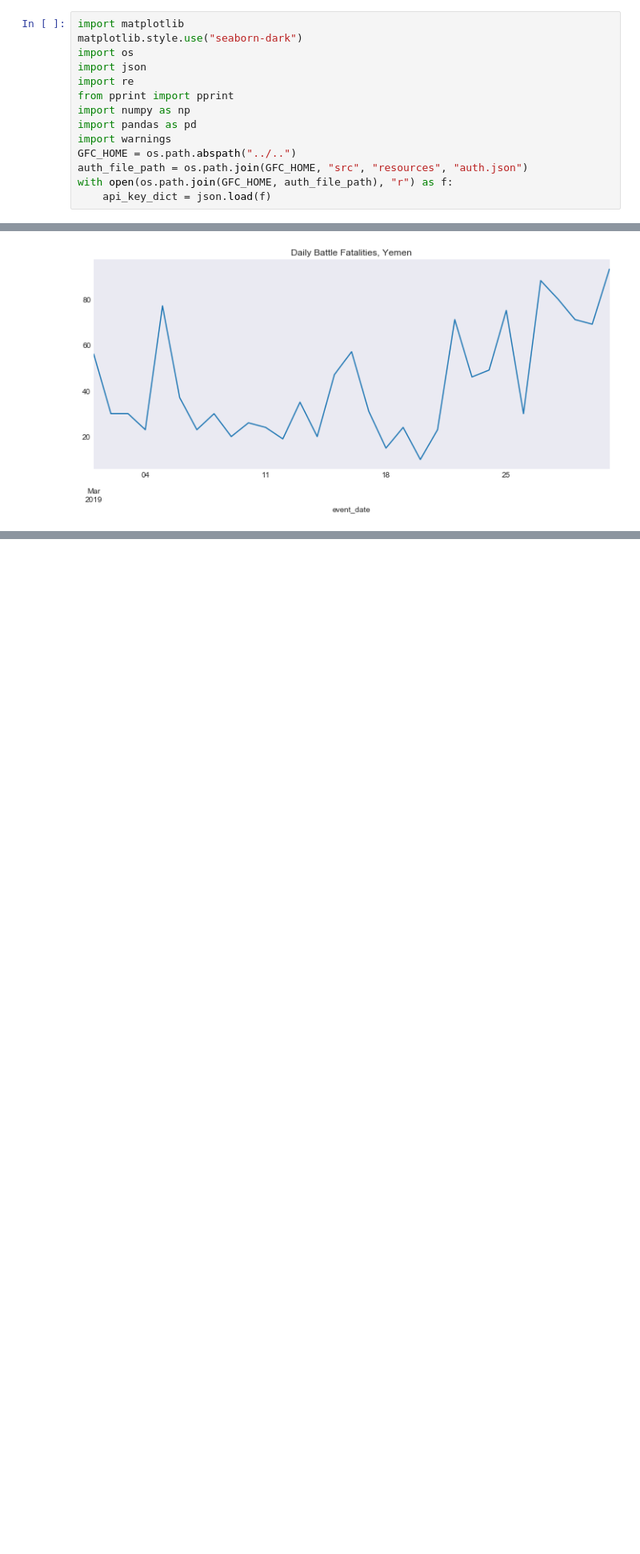
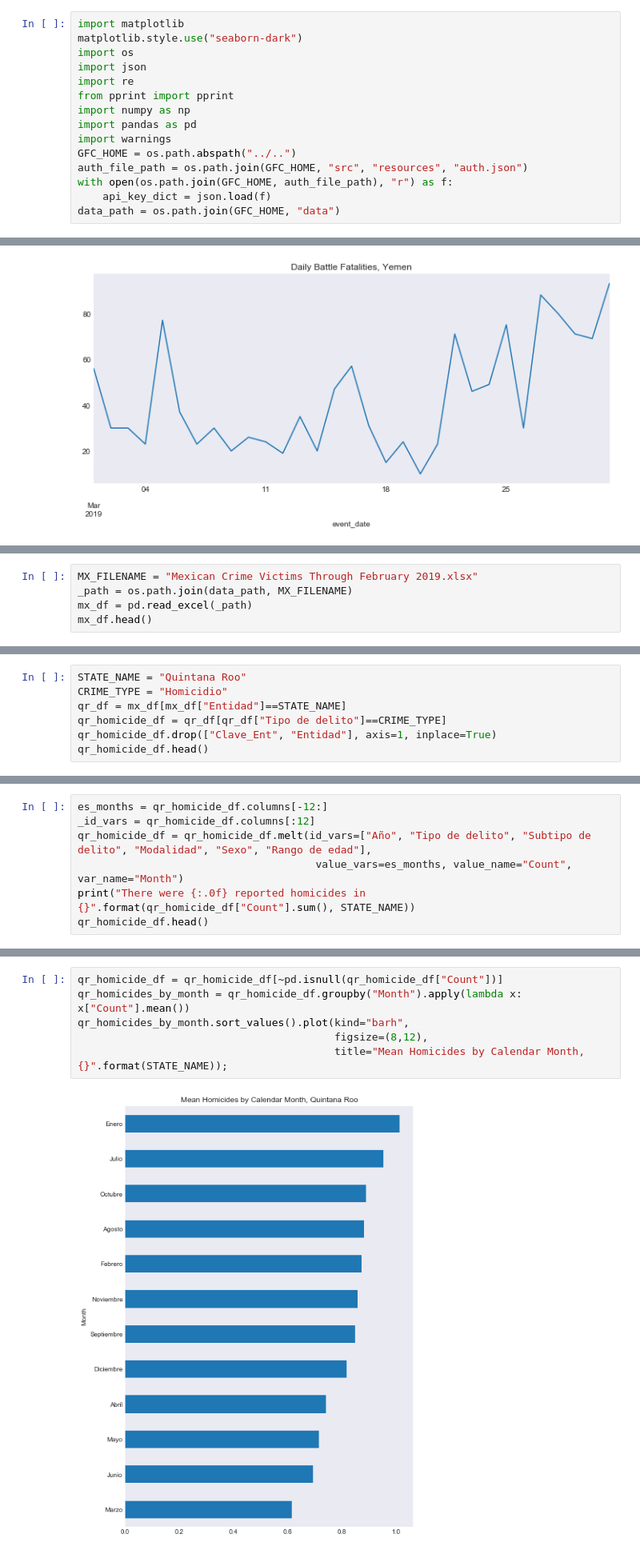
Before and after one commit to gfchallenge/gfc, a Jupyter notebook: src/notebooks/External Data Source Examples.ipynb, the cells around one changed output, grey strips where cells are left out. Shown at 80% size. Saved outputs shown, nothing was run; the diff lists cells and outputs as text; blank space fills up the shorter version.

Commit message:
Created notebooks for several IFP resolution data sources.

```diff
--- a/src/notebooks/External Data Source Examples.ipynb
+++ b/src/notebooks/External Data Source Examples.ipynb
@@ -18,6 +14,7 @@ GFC_HOME = os.path.abspath("../..")
 auth_file_path = os.path.join(GFC_HOME, "src", "resources", "auth.json")
 with open(os.path.join(GFC_HOME, auth_file_path), "r") as f:
     api_key_dict = json.load(f)
+data_path = os.path.join(GFC_HOME, "data")
 # %% [markdown]
 # Some Useful External Data Sources for GFC 2
 # %% [markdown]
@@ -485,0 +487,5 @@ The Mexican Government publishes crime reports
+# %%
+MX_FILENAME = "Mexican Crime Victims Through February 2019.xlsx"
+_path = os.path.join(data_path, MX_FILENAME)
+mx_df = pd.read_excel(_path)
+mx_df.head()
@@ -485,0 +511,7 @@ The Mexican Government publishes crime reports
+# %%
+STATE_NAME = "Quintana Roo"
+CRIME_TYPE = "Homicidio"
+qr_df = mx_df[mx_df["Entidad"]==STATE_NAME]
+qr_homicide_df = qr_df[qr_df["Tipo de delito"]==CRIME_TYPE]
+qr_homicide_df.drop(["Clave_Ent", "Entidad"], axis=1, inplace=True)
+qr_homicide_df.head()
@@ -485,0 +531,7 @@ The Mexican Government publishes crime reports
+# %%
+es_months = qr_homicide_df.columns[-12:]
+_id_vars = qr_homicide_df.columns[:12]
+qr_homicide_df = qr_homicide_df.melt(id_vars=["Año", "Tipo de delito", "Subtipo de delito", "Modalidad", "Sexo", "Rango de edad"],
+                                      value_vars=es_months, value_name="Count", var_name="Month")
+print("There were {:.0f} reported homicides in {}".format(qr_homicide_df["Count"].sum(), STATE_NAME))
+qr_homicide_df.head()
@@ -485,0 +570,8 @@ The Mexican Government publishes crime reports
+# %%
+qr_homicide_df = qr_homicide_df[~pd.isnull(qr_homicide_df["Count"])]
+qr_homicides_by_month = qr_homicide_df.groupby("Month").apply(lambda x: x["Count"].mean())
+qr_homicides_by_month.sort_values().plot(kind="barh",
+                                         figsize=(8,12),
+                                         title="Mean Homicides by Calendar Month, {}".format(STATE_NAME));
+# %% [output]
+[figure, added]
```
Also changed, not shown: parts of 12 cells of this notebook, 8 other files.
